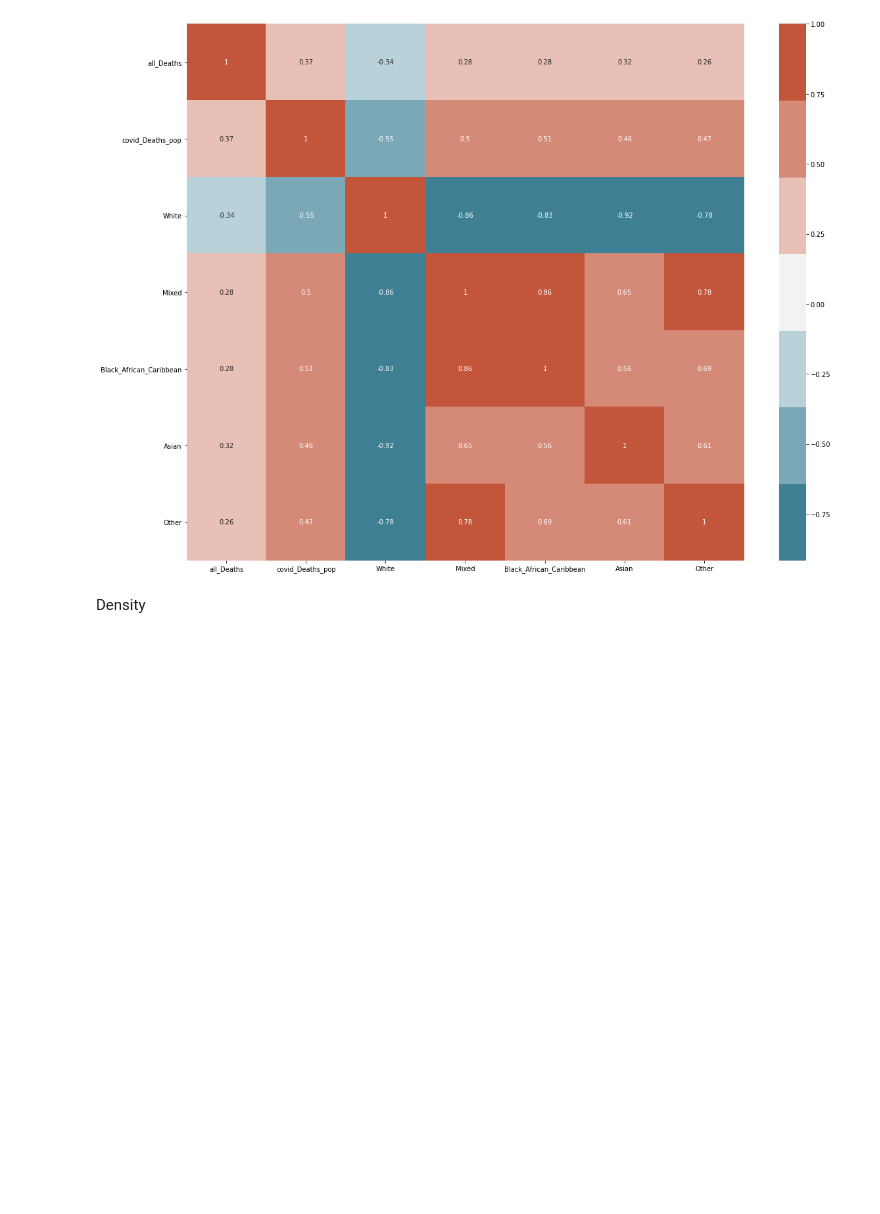
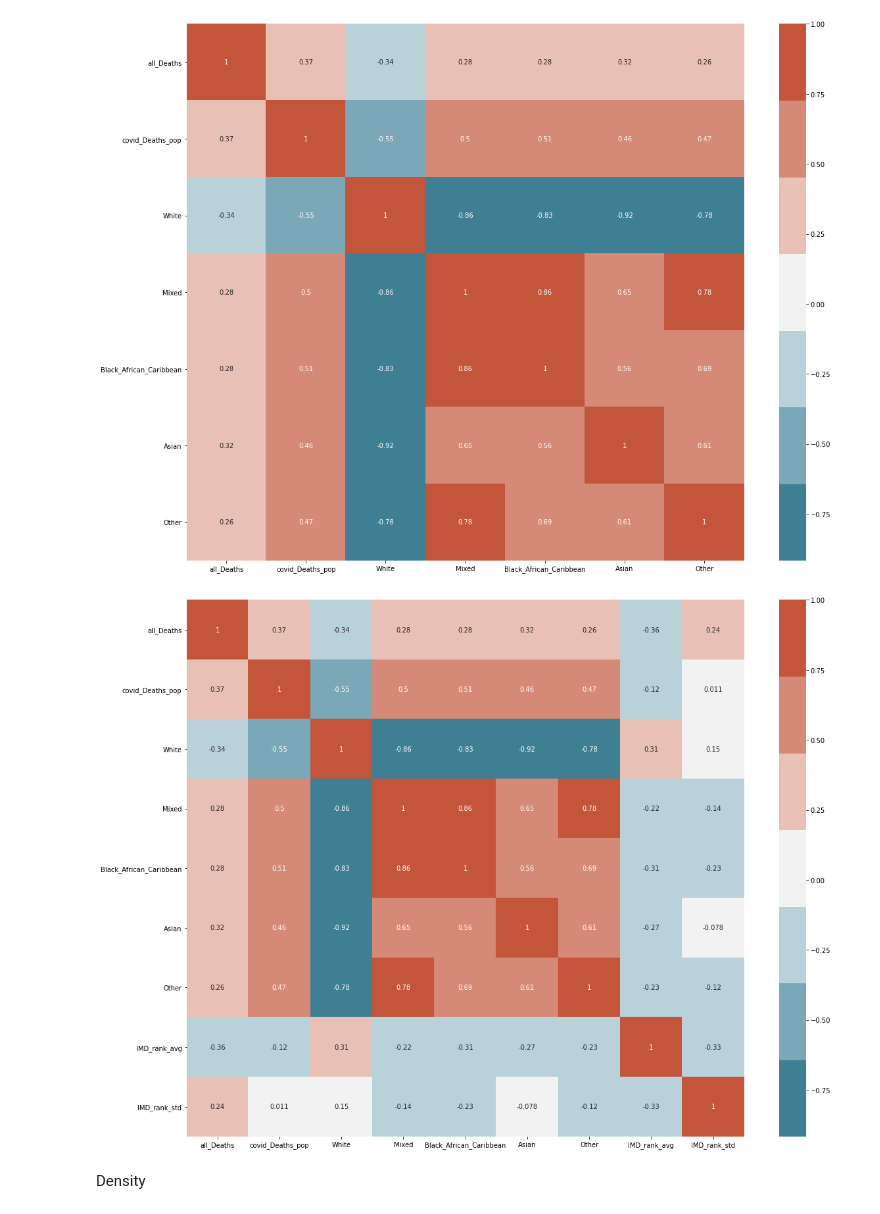
Before and after one commit to Quotennial/covid_bame, a Jupyter notebook: notebooks/ONS Deaths and Ethnicity.ipynb, the cells around one changed output. Saved outputs shown, nothing was run; the diff lists cells and outputs as text; code cells hidden in the pictures; blank space fills up the shorter version.

Commit message:
added deprivations

```diff
--- a/notebooks/ONS Deaths and Ethnicity.ipynb
+++ b/notebooks/ONS Deaths and Ethnicity.ipynb
@@ -134,5 +135,16 @@ sns.heatmap(corrMatrix, annot=True, cmap=sns.diverging_palette(220, 20, n=7))
 plt.savefig("../reports/figures/corrmat_grouped.png")
 # %% [output]
 [figure]
+# %%
+# Adding Deprivation measures
+deprv_df = bame_datastore.deprivation.df
+deprv_df.drop(columns=['IMD_decile_avg', 'IMD_decile_std'], inplace=True)
+ethnic_deprv_df = df_grouped.join(bame_datastore.deprivation.df)
+plt.figure(figsize=(19, 15))
+corrMatrix = ethnic_deprv_df.corr()
+sns.heatmap(corrMatrix, annot=True, cmap=sns.diverging_palette(220, 20, n=7))
+plt.savefig("../reports/figures/deprv_cormat.png")
+# %% [output]
+[figure, added]
 # %% [markdown]
 Density
```
Also changed, not shown: parts of 10 cells of this notebook, 14 other files.
